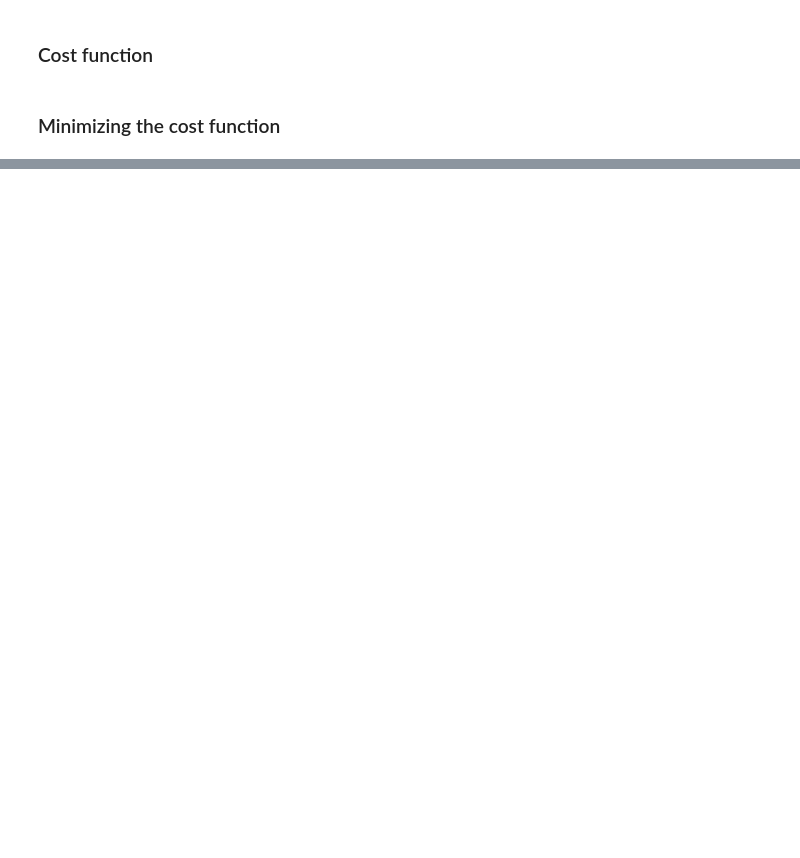
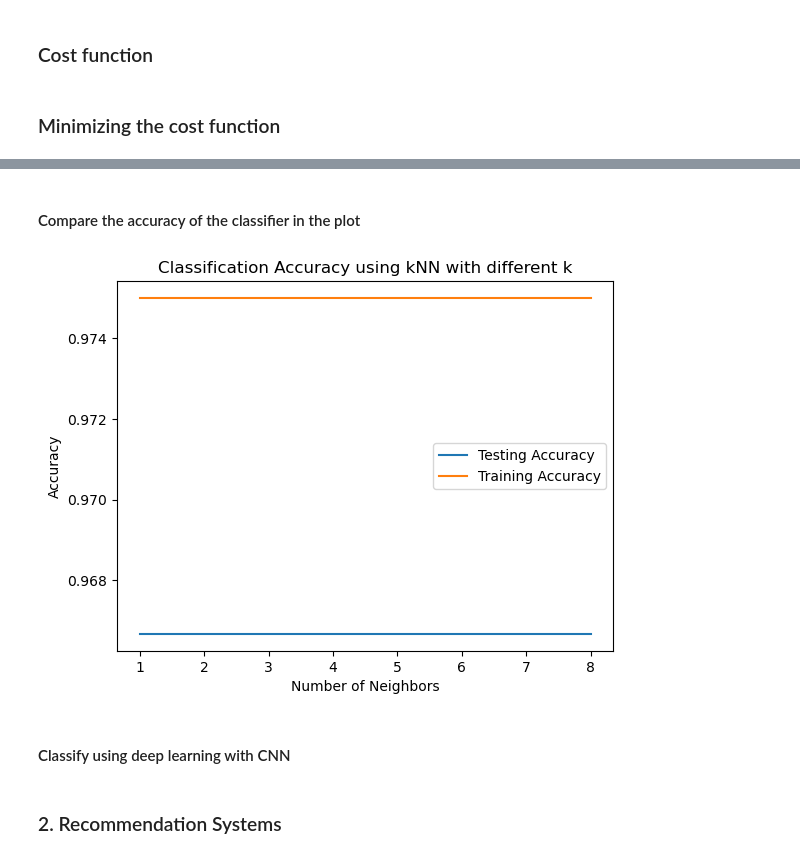
Before and after one commit to tangquochung/Data_Mining_Lab, a Jupyter notebook: Lab4/QuocHung_Lab4_InClass.ipynb, the cells around one changed output, grey strips where cells are left out. Drawn from its saved outputs; the diff is of its cells as text; code cells hidden in the pictures; blank space fills up the shorter version.

```diff
--- a/Lab4/QuocHung_Lab4_InClass.ipynb
+++ b/Lab4/QuocHung_Lab4_InClass.ipynb
@@ -454,0 +522,5 @@ NameError: name 'evaluate_rank' is not defined
+# %%
+from sklearn import datasets
+import matplotlib.pyplot as plt
+
+iris = datasets.load_iris()
@@ -454,0 +529,17 @@ NameError: name 'evaluate_rank' is not defined
+# %%
+from sklearn.model_selection import train_test_split
+X = iris.data
+y = iris.target
+
+X_train, X_test, y_train, y_test = train_test_split(X, y, test_size = 0.2, random_state=42, stratify=y)
+# %%
+from sklearn.neighbors import KNeighborsClassifier
+
+import numpy as np
+
+neighbors = np.arange(1, 9)
+
+for i, k in enumerate(neighbors):
+    knn = KNeighborsClassifier(n_neighbors=k)
+    knn.fit(X_train, y_train)
+    print("Accuracy: {0} with k = {1}".format(knn.score(X_test, y_test), knn.n_neighbors))
@@ -454,0 +638,23 @@ NameError: name 'evaluate_rank' is not defined
+# %% [markdown]
+#### Compare the accuracy of the classifier in the plot
+# %%
+train_accuracy = np.empty(len(neighbors))
+test_accuracy = np.empty(len(neighbors))
+
+for i, k in enumerate(neighbors):
+    train_accuracy[i] = knn.score(X_train, y_train)
+    test_accuracy[i] = knn.score(X_test, y_test)
+
+plt.title('Classification Accuracy using kNN with different k')
+plt.plot(neighbors, test_accuracy, label = 'Testing Accuracy')
+plt.plot(neighbors, train_accuracy, label = 'Training Accuracy')
+plt.legend()
+plt.xlabel('Number of Neighbors')
+plt.ylabel('Accuracy')
+plt.show()
+# %% [output]
+[figure, added]
+# %% [markdown]
+#### Classify using deep learning with CNN
+# %% [markdown]
+### 2. Recommendation Systems
```
Also changed, not shown: parts of 77 cells of this notebook, 4 other files.
